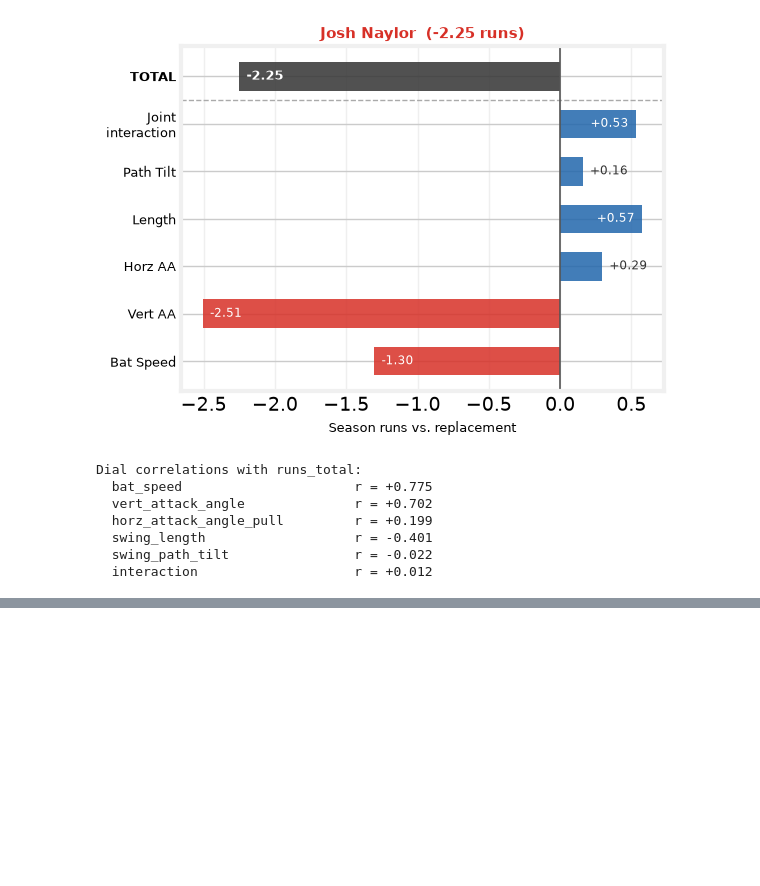
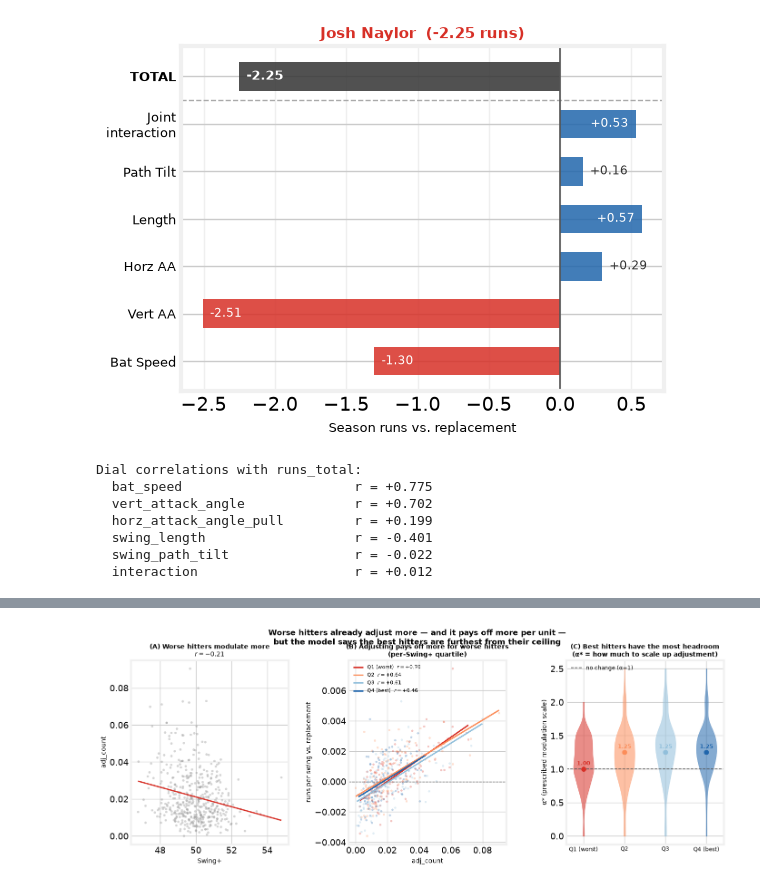
Before and after one commit to theoauyeung/swing_repetoire, a Jupyter notebook: src/adjustability_results.ipynb, the cells around one changed output, grey strips where cells are left out. Drawn from its saved outputs; the diff is of its cells as text; code cells hidden in the pictures; blank space fills up the shorter version.

```diff
--- a/src/adjustability_results.ipynb
+++ b/src/adjustability_results.ipynb
@@ -606,0 +609,84 @@ Dial correlations with runs_total:
+# %%
+from scipy import stats as _stats
+
+_adj = pd.read_parquet(DATA / 'adjustability.parquet',
+                       columns=['batter_id','batter_stand','adj_count','adjustability'])
+_cf  = pd.read_parquet(DATA / 'adjustability_value.parquet',
+                       columns=['batter_id','batter_stand','swing_plus','runs_per_swing',
+                                'runs_count','alpha_star_policy','displacement_sd'])
+_df  = _adj.merge(_cf, on=['batter_id','batter_stand']).dropna(subset=['swing_plus','runs_per_swing'])
+
+Q_LABELS = ['Q1 (worst)', 'Q2', 'Q3', 'Q4 (best)']
+Q_COLORS = ['#d73027', '#fc8d59', '#91bfdb', '#2166ac']
+_df['sp_q'] = pd.qcut(_df['swing_plus'], 4, labels=Q_LABELS)
+
+r_adj, _  = _stats.pearsonr(_df['swing_plus'], _df['adj_count'])
+r_val, _  = _stats.pearsonr(_df['swing_plus'], _df['runs_per_swing'])
+
+with plt.style.context(FT):
+    fig, axes = plt.subplots(1, 3, figsize=(15, 5),
+                             gridspec_kw={'wspace': 0.38})
+    fig.patch.set_facecolor('white')
+
+    # ── Panel A: Swing+ vs adj_count ─────────────────────────────────────────
+    ax = axes[0]
+    ax.scatter(_df['swing_plus'], _df['adj_count'],
+               s=14, alpha=0.35, color='#888888', edgecolor='none')
+    b1, b0 = np.polyfit(_df['swing_plus'], _df['adj_count'], 1)
+    xs = np.array([_df['swing_plus'].min(), _df['swing_plus'].max()])
+    ax.plot(xs, b0 + b1 * xs, color='#d73027', lw=2)
+    ax.set_xlabel('Swing+', fontsize=10)
+    ax.set_ylabel('adj_count', fontsize=10)
+    ax.set_title(f'(A) Worse hitters modulate more\n$r = {r_adj:+.2f}$', fontsize=10, fontweight='bold')
+
+    # ── Panel B: adj_count vs runs_per_swing, per-quartile regression lines ──
+    ax = axes[1]
+    for q, col in zip(Q_LABELS, Q_COLORS):
+        sub = _df[_df['sp_q'] == q]
+        ax.scatter(sub['adj_count'], sub['runs_per_swing'],
+                   s=12, alpha=0.28, color=col, edgecolor='none')
+        b1q, b0q = np.polyfit(sub['adj_count'], sub['runs_per_swing'], 1)
+        xs = np.array([sub['adj_count'].min(), sub['adj_count'].max()])
+        rq, _ = _stats.pearsonr(sub['adj_count'], sub['runs_per_swing'])
+        ax.plot(xs, b0q + b1q * xs, color=col, lw=2.2,
+                label=f'{q}  $r={rq:+.2f}$')
+    ax.axhline(0, color='#555', lw=1, ls='--')
+    ax.set_xlabel('adj_count', fontsize=10)
+    ax.set_ylabel('runs per swing vs. replacement', fontsize=10)
+    ax.set_title('(B) Adjusting pays off more for worse hitters\n(per-Swing+ quartile)', fontsize=10, fontweight='bold')
+    ax.legend(fontsize=8, frameon=False, loc='upper left')
+
+    # ── Panel C: alpha_star_policy by Swing+ quartile ────────────────────────
+    ax = axes[2]
+    positions = np.arange(len(Q_LABELS))
+    for i, (q, col) in enumerate(zip(Q_LABELS, Q_COLORS)):
+        vals = _df.loc[_df['sp_q'] == q, 'alpha_star_policy'].dropna().values
+        parts = ax.violinplot([vals], positions=[i], showmedians=False, showextrema=False)
+        for pc in parts['bodies']:
+            pc.set_facecolor(col); pc.set_alpha(0.55); pc.set_edgecolor(col)
+        ax.scatter(i, np.median(vals), color=col, zorder=5, s=55)
+        ax.text(i, np.median(vals) + 0.06, f'{np.median(vals):.2f}',
+                ha='center', fontsize=8.5, color=col, fontweight='bold')
+    ax.axhline(1.0, color='#555', lw=1.2, ls='--', label='no change (α=1)')
+    ax.set_xticks(positions)
+    ax.set_xticklabels(Q_LABELS, fontsize=8.5)
+    ax.set_ylabel('α* (prescribed modulation scale)', fontsize=10)
+    ax.set_title('(C) Best hitters have the most headroom\n(α* = how much to scale up adjustment)', fontsize=10, fontweight='bold')
+    ax.legend(fontsize=8.5, frameon=False)
+
+    fig.suptitle(
+        'Worse hitters already adjust more — and it pays off more per unit —\n'
+        'but the model says the best hitters are furthest from their ceiling',
+        fontsize=12, fontweight='bold', y=1.02)
+    fig.savefig(plot_path('adjustability_value_swingplus.png'), dpi=150, bbox_inches='tight')
+    plt.show()
+
+print(f'swing_plus ~ adj_count:      r = {r_adj:+.3f}')
+print(f'swing_plus ~ runs_per_swing: r = {r_val:+.3f}')
+print('\nWithin-quartile r(adj_count, runs_per_swing):')
+for q, col in zip(Q_LABELS, Q_COLORS):
+    sub = _df[_df['sp_q'] == q]
+    rq, _ = _stats.pearsonr(sub['adj_count'], sub['runs_per_swing'])
+    print(f'  {q}: r = {rq:+.3f}  (n={len(sub)})')
+# %% [output]
+[figure, added]
```
Also changed, not shown: parts of 2 cells of this notebook, 1 other file.
